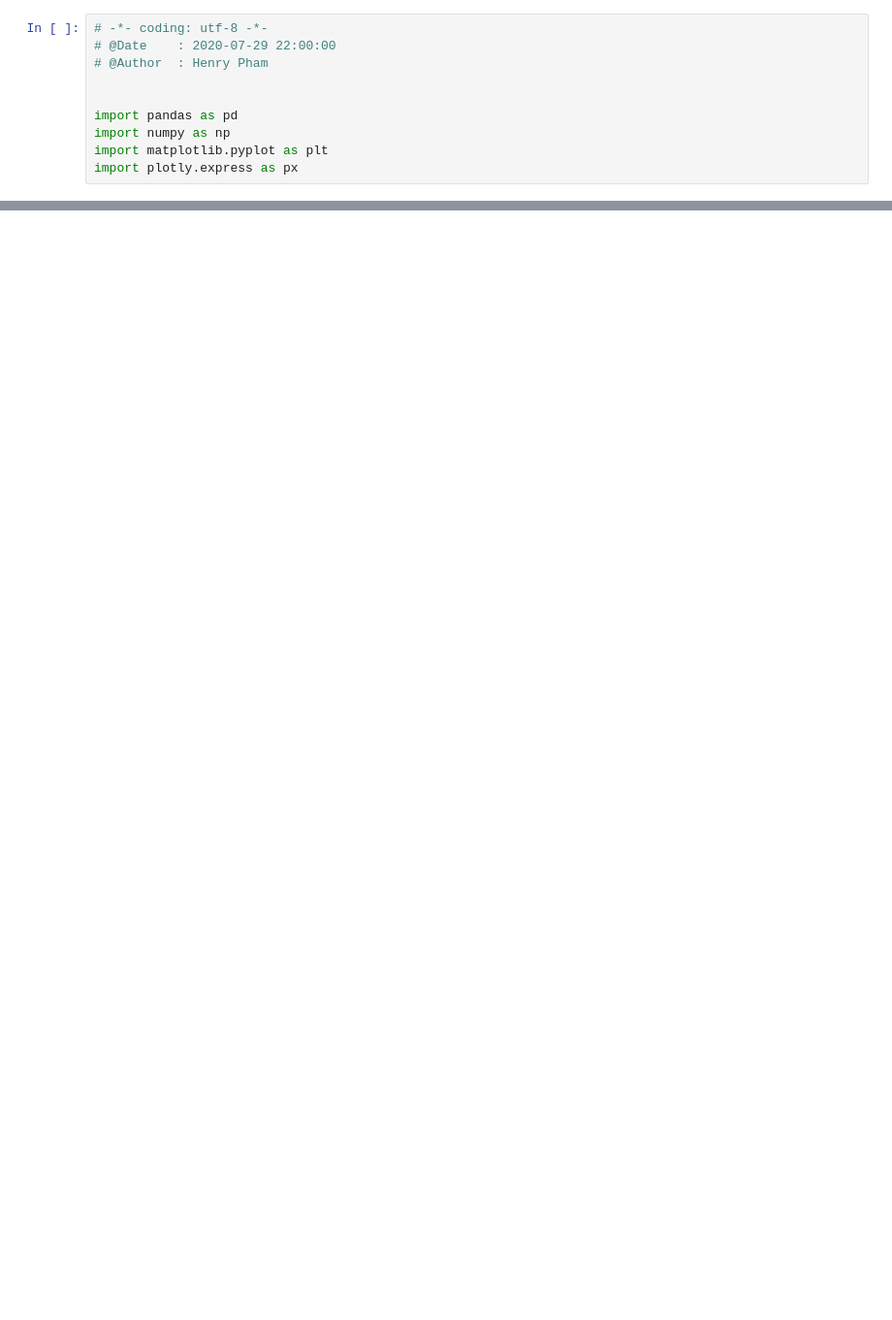
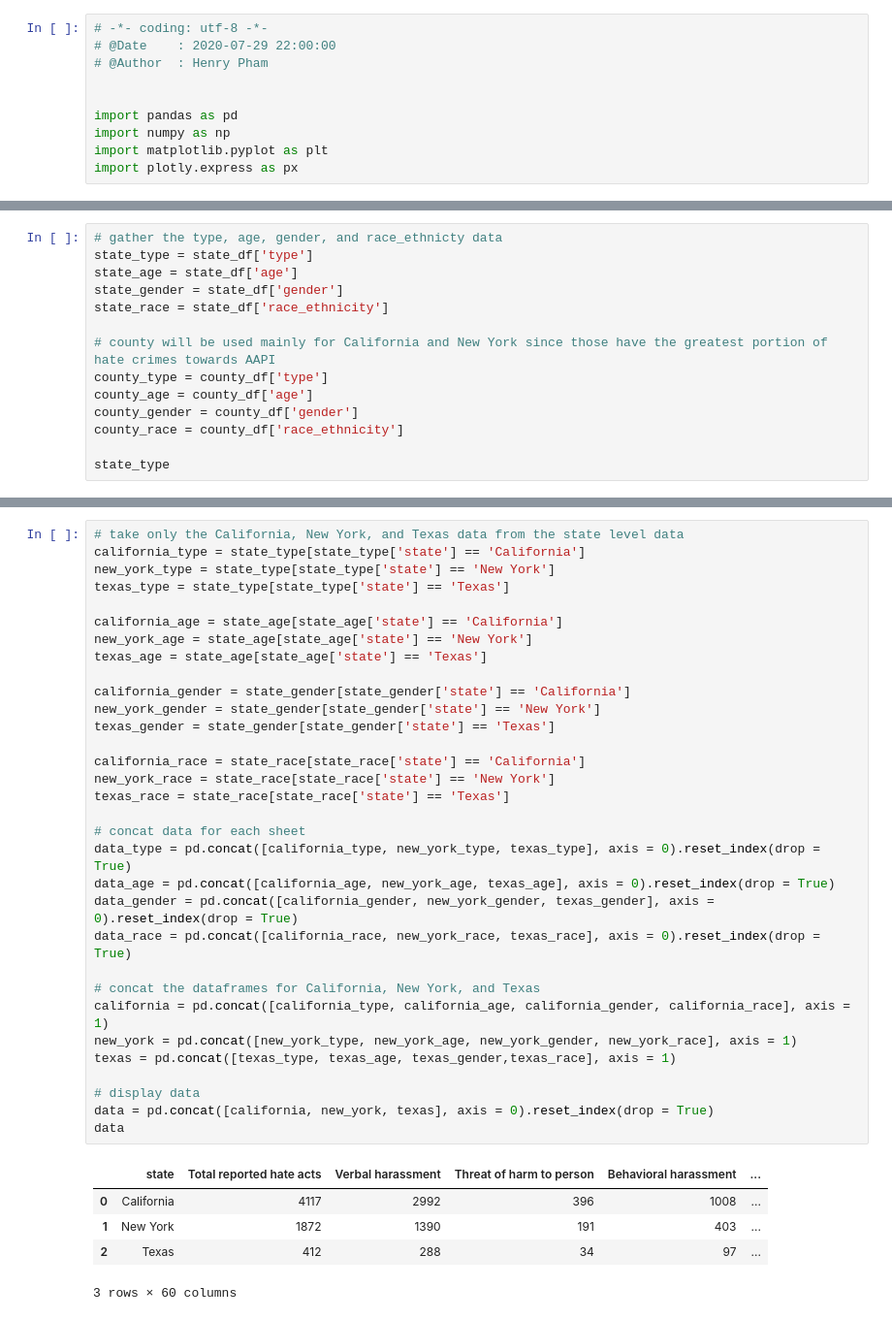
Before and after one commit to V31T/AAPI-Analysis, a Jupyter notebook: data_analysis.ipynb, the cells around one changed output, grey strips where cells are left out. Shown at 97% size. Saved outputs shown, nothing was run; the diff lists cells and outputs as text; blank space fills up the shorter version.

```diff
--- a/data_analysis.ipynb
+++ b/data_analysis.ipynb
@@ -65,0 +22,14 @@ county_df
+# %%
+# gather the type, age, gender, and race_ethnicty data
+state_type = state_df['type']
+state_age = state_df['age']
+state_gender = state_df['gender']
+state_race = state_df['race_ethnicity']
+
+# county will be used mainly for California and New York since those have the greatest portion of hate crimes towards AAPI
+county_type = county_df['type']
+county_age = county_df['age']
+county_gender = county_df['gender']
+county_race = county_df['race_ethnicity']
+
+state_type
@@ -65,0 +55,38 @@ county_df
+# %%
+# take only the California, New York, and Texas data from the state level data
+california_type = state_type[state_type['state'] == 'California']
+new_york_type = state_type[state_type['state'] == 'New York']
+texas_type = state_type[state_type['state'] == 'Texas']
+
+california_age = state_age[state_age['state'] == 'California']
+new_york_age = state_age[state_age['state'] == 'New York']
+texas_age = state_age[state_age['state'] == 'Texas']
+
+california_gender = state_gender[state_gender['state'] == 'California']
+new_york_gender = state_gender[state_gender['state'] == 'New York']
+texas_gender = state_gender[state_gender['state'] == 'Texas']
+
+california_race = state_race[state_race['state'] == 'California']
+new_york_race = state_race[state_race['state'] == 'New York']
+texas_race = state_race[state_race['state'] == 'Texas']
+
+# concat data for each sheet
+data_type = pd.concat([california_type, new_york_type, texas_type], axis = 0).reset_index(drop = True)
+data_age = pd.concat([california_age, new_york_age, texas_age], axis = 0).reset_index(drop = True)
+data_gender = pd.concat([california_gender, new_york_gender, texas_gender], axis = 0).reset_index(drop = True)
+data_race = pd.concat([california_race, new_york_race, texas_race], axis = 0).reset_index(drop = True)
+
+# concat the dataframes for California, New York, and Texas
+california = pd.concat([california_type, california_age, california_gender, california_race], axis = 1)
+new_york = pd.concat([new_york_type, new_york_age, new_york_gender, new_york_race], axis = 1)
+texas = pd.concat([texas_type, texas_age, texas_gender,texas_race], axis = 1)
+
+# display data
+data = pd.concat([california, new_york, texas], axis = 0).reset_index(drop = True)
+data
+# %% [output]
+|  | state | Total reported hate acts | Verbal harassment | Threat of harm to person | Behavioral harassment | ... |
+| 0 | California | 4117 | 2992 | 396 | 1008 | ... |
+| 1 | New York | 1872 | 1390 | 191 | 403 | ... |
+| 2 | Texas | 412 | 288 | 34 | 97 | ... |
+3 rows × 60 columns
```
Also changed, not shown: parts of 24 cells of this notebook.
